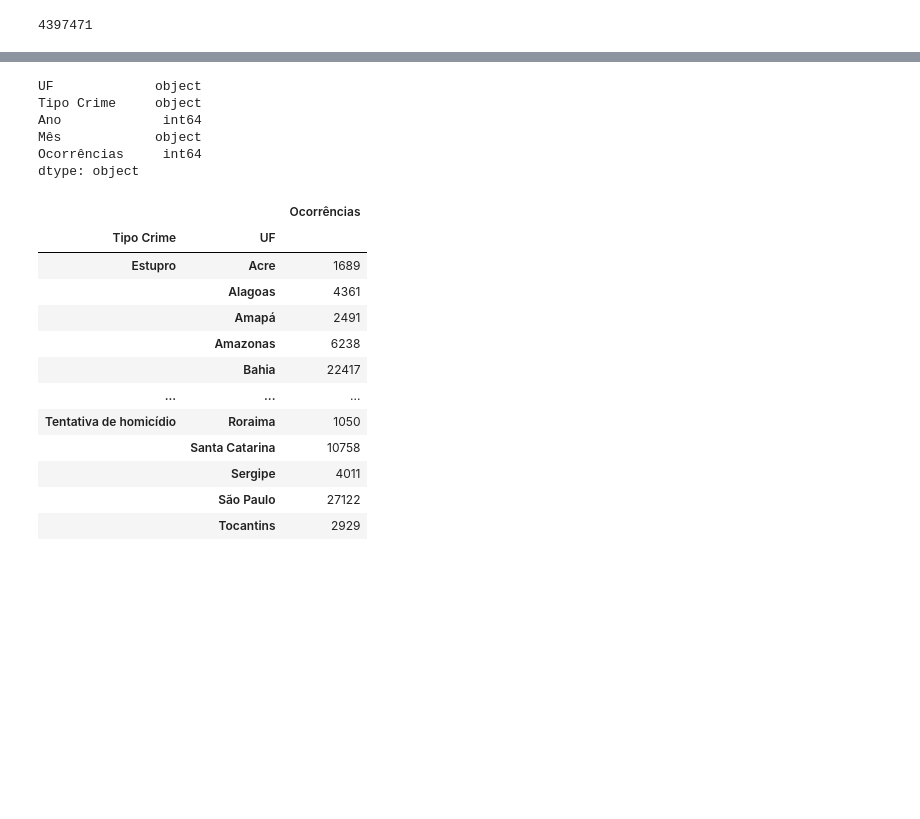
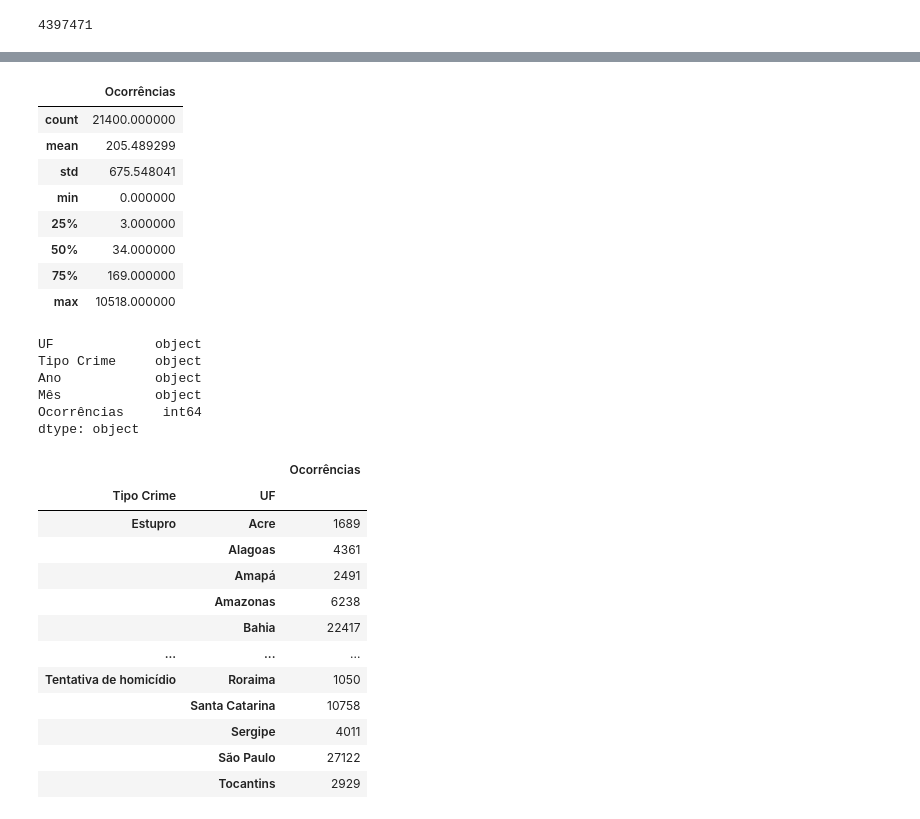
Before and after one commit to tomasiamussuri/DA_SegurancaPublicaBrasil, a Jupyter notebook: SegurancaPublica.ipynb, the cells around one changed output, grey strips where cells are left out. Drawn from its saved outputs; the diff is of its cells as text; code cells hidden in the pictures; blank space fills up the shorter version.

```diff
--- a/SegurancaPublica.ipynb
+++ b/SegurancaPublica.ipynb
@@ -49,12 +50,26 @@ dtype: int64
-# %%
-df.dtypes
-# %% [output]
-UF             object
-Tipo Crime     object
-Ano             int64
-Mês            object
-Ocorrências     int64
-dtype: object
+# %%
+# Verificando informações estatisticas
+df.describe()
+# %% [output]
+|  | Ocorrências |
+| count | 21400.000000 |
+| mean | 205.489299 |
+| std | 675.548041 |
+| min | 0.000000 |
+| 25% | 3.000000 |
+| 50% | 34.000000 |
+| 75% | 169.000000 |
+| max | 10518.000000 |
+# %%
+# Verificando a tipagem dos dados
+df.dtypes
+# %% [output]
+UF             object
+Tipo Crime     object
+Ano            object
+Mês            object
+Ocorrências     int64
+dtype: object
 # %%
 # Total de Ocorrências por Tipo de Crime x UF
 total_tp_crime = df[["Tipo Crime", "UF", "Ocorrências"]].groupby(["Tipo Crime", "UF"]).sum()
```
Also changed, not shown: parts of 11 cells of this notebook.
